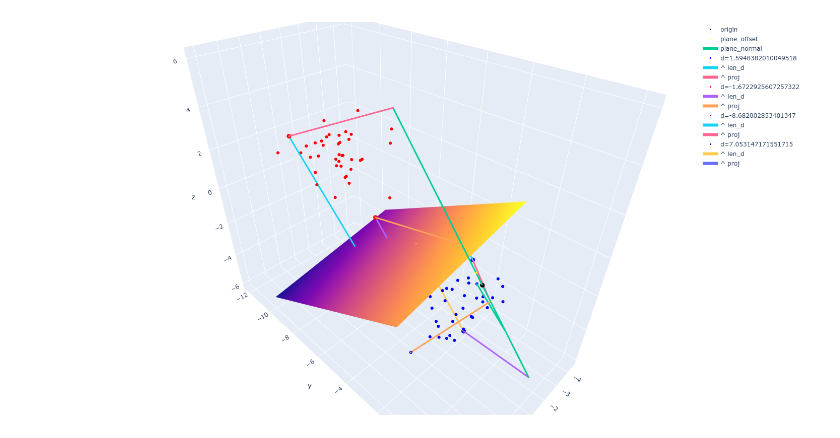
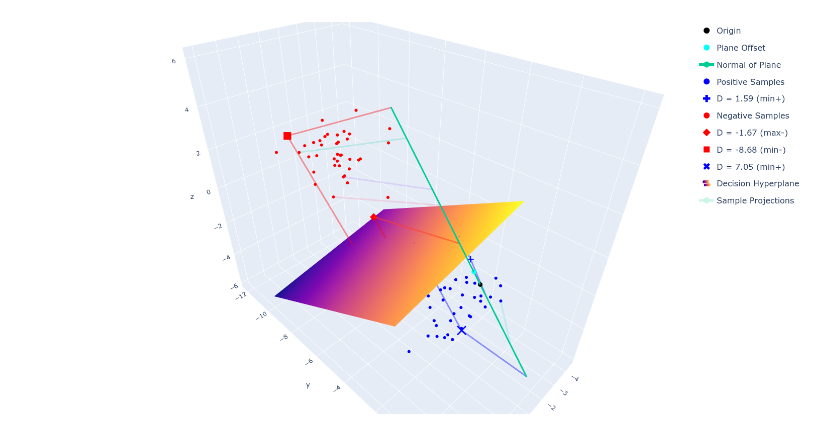
Before and after one commit to cstenkamp/derive_conceptualspaces, a Jupyter notebook: notebooks/text_referenced_plots/hyperplane_orthogonal_3d.ipynb, the cells around one changed output. Saved outputs shown, nothing was run; the diff lists cells and outputs as text; code cells hidden in the pictures.

Commit message:
stuff for text

```diff
--- a/notebooks/text_referenced_plots/hyperplane_orthogonal_3d.ipynb
+++ b/notebooks/text_referenced_plots/hyperplane_orthogonal_3d.ipynb
@@ -30,6 +30,7 @@ class ThreeDFigure():
                         height=800,
                         margin=dict(l=10, r=10, b=10, t=10, pad=4),
                         paper_bgcolor="White"))
+        self.shown_legendgroups = []
 
     def _transform(self, points, inverse=False):
         trafo_fn = self.back_trafo_fn if inverse else self.trafo_fn
@@ -47,7 +48,7 @@ class ThreeDFigure():
         return points
 
 
-    def add_surface(self, xx, yy, z_func, swap_axes=None, opacity=None):
+    def add_surface(self, xx, yy, z_func, swap_axes=None, opacity=None, **kwargs):
         xy_arr = np.vstack([xx.flatten(), yy.flatten()]).T
         z_arr = np.array([z_func(*i) for i in xy_arr])
         points = np.column_stack([xy_arr, z_arr])
@@ -55,29 +56,37 @@ class ThreeDFigure():
         if swap_axes:
             points = self._swap_axes(points, swap_axes)
         surface_form = lambda x: x.reshape(round(math.sqrt(x.shape[0])),-1)
-        self.fig.add_trace(go.Surface(x=surface_form(points[:,0]), y=surface_form(points[:,1]), z=surface_form(points[:,2]), opacity=opacity, showlegend=False, showscale=False))
+        self.fig.add_trace(go.Surface(x=surface_form(points[:,0]), y=surface_form(points[:,1]), z=surface_form(points[:,2]), opacity=opacity, showlegend=True, showscale=False, **kwargs))
 
 
-    def add_line(self, point1, point2, width=6, do_transform=True, name=None, **kwargs):
+    def add_line(self, point1, point2, width=6, do_transform=True, name=None, legendgroup=None, color=None, **kwargs):
         if do_transform:
             point1 = self._transform(np.array([point1])).squeeze()
             point2 = self._transform(np.array([point2])).squeeze()
+        if legendgroup:
+            kwargs["showlegend"] = legendgroup not in self.shown_legendgroups
+            kwargs["legendgroup"] = name = legendgroup
+            self.shown_legendgroups.append(legendgroup)
         self.fig.add_trace(
             go.Scatter3d(x = [point1[0], point2[0]],
                          y = [point1[1], point2[1]],
                          z = [point1[2], point2[2]],
-                         marker = dict(size = 1),
+                         marker = {**dict(size = 1), **(dict(color=color) if color else {})},
                          line = dict(width = width),
                          name=name,
                          **kwargs
                          )
         )
 
-    def add_markers(self, points, color="black", size=2, name=None, **kwargs):
+    def add_markers(self, points, color="black", size=2, name=None, shape=None, legendgroup=None, **kwargs):
         points = np.array(points)
         if points.ndim == 1: points = np.array([points])
         points = self._transform(points)
         default_args = dict(mode="markers", x=points[:,0], y=points[:,1], z=points[:,2], marker={"color": color, "size": size, "line": {"width": 0}}, name=name)
+        if legendgroup:
+            default_args["showlegend"] = legendgroup not in self.shown_legendgroups
+            default_args["legendgroup"] = default_args["name"] = legendgroup
+            self.shown_legendgroups.append(legendgroup)
         self.fig.add_trace(go.Scatter3d(**{**default_args, **kwargs}))
 
 
@@ -93,6 +102,7 @@ class ThreeDFigure():
 
     def __exit__(self, exc_type, exc, exc_tb):
         if not exc_type:
+            self.fig.update_layout(legend={'itemsizing': 'constant'})
             display(self.fig)
 # %%
 def make_meshgrid(X=None, minx=None, miny=None, maxx=None, maxy=None, size=None, amount=30, margin=0):
@@ -170,18 +180,26 @@ assert all(np.array([trafo(point)[0] for point in X]).argsort() == np.array([(de
 # %%
 with ThreeDFigure() as fig: #trafo, back_trafo, swap_axes="xz"
     plane_offset = decision_plane.project([0,0,0]) #point where plane == plane.normal (plane doesn't need to go through [0,0,0])
-    fig.add_markers([0,0,0], size=3, name="origin") #coordinate center
-    fig.add_markers(plane_offset, name="plane_offset", color="yellow")
-    fig.add_line(plane_offset+decision_plane.normal*minneg, plane_offset+decision_plane.normal*maxpos, name="plane_normal")
+    fig.add_markers([0,0,0], size=3, name="Origin") #coordinate center
+    fig.add_markers(plane_offset, size=3, name="Plane Offset", color="cyan")
+    fig.add_line(plane_offset+decision_plane.normal*minneg, plane_offset+decision_plane.normal*maxpos, name="Normal of Plane")
+
     for point, side in zip(X, y):
         if trafo(point)[0] in [minneg, maxneg, minpos, maxpos]:
-            fig.add_markers(point, color="blue" if side else "red", name="d="+str(trafo(point)[0]), size=3)
-            fig.add_line(point, back_trafo([0, trafo(point)[1], trafo(point)[2]]), name="^ len_d",)
-            fig.add_line(point, ortho_projection_affine(point, decision_plane.normal), name="^ proj")
+            specialnum = ['square', 'diamond', 'cross', 'x'][[minneg, maxneg, minpos, maxpos].index(trafo(point)[0])]
+            name = f"D = {trafo(point)[0]:.2f} " + ["(min-)", "(max-)", "(min+)", "(min+)"][[minneg, maxneg, minpos, maxpos].index(trafo(point)[0])]
+            fig.add_markers(point, color="blue" if side else "red", size=5, legendgroup=name, marker_symbol=specialnum)
+            fig.add_line(point, back_trafo([0, trafo(point)[1], trafo(point)[2]]), color="blue" if side else "red", legendgroup=name, opacity=0.4)
+            fig.add_line(point, ortho_projection_affine(point, decision_plane.normal), color="blue" if side else "red", legendgroup=name, opacity=0.4)
         else:
-            fig.add_markers(point, color="blue" if side else "red", name=str(trafo(point)[0]), showlegend=False)
+            fig.add_markers(point, color="blue" if side else "red", legendgroup="Positive Samples" if side else "Negative Samples")
+
+
     xx, yy = make_meshgrid(minx=minx, miny=miny, maxx=maxx, maxy=maxy, margin=0.1)
-    fig.add_surface(xx, yy, decision_plane.z) #decision hyperplane
-    fig.add_sample_projections(X, decision_plane.normal, n_samples=3, showlegend=False)
+    fig.add_surface(xx, yy, decision_plane.z, name="Decision Hyperplane")
+    fig.add_sample_projections(X, decision_plane.normal, n_samples=5, legendgroup="Sample Projections", opacity=0.2)
+    fig.fig.update_layout(legend_font_size=16)
+
+fig.fig.write_image("/home/chris/Documents/UNI_neu/Masterarbeit/MastersThesisText/graphics/DecisionplaneDistance.pdf", engine="kaleido")
 # %% [output]
-[figure, old version]
+[figure, new version]
```
Also changed, not shown: parts of 1 cell of this notebook, 17 other files.
